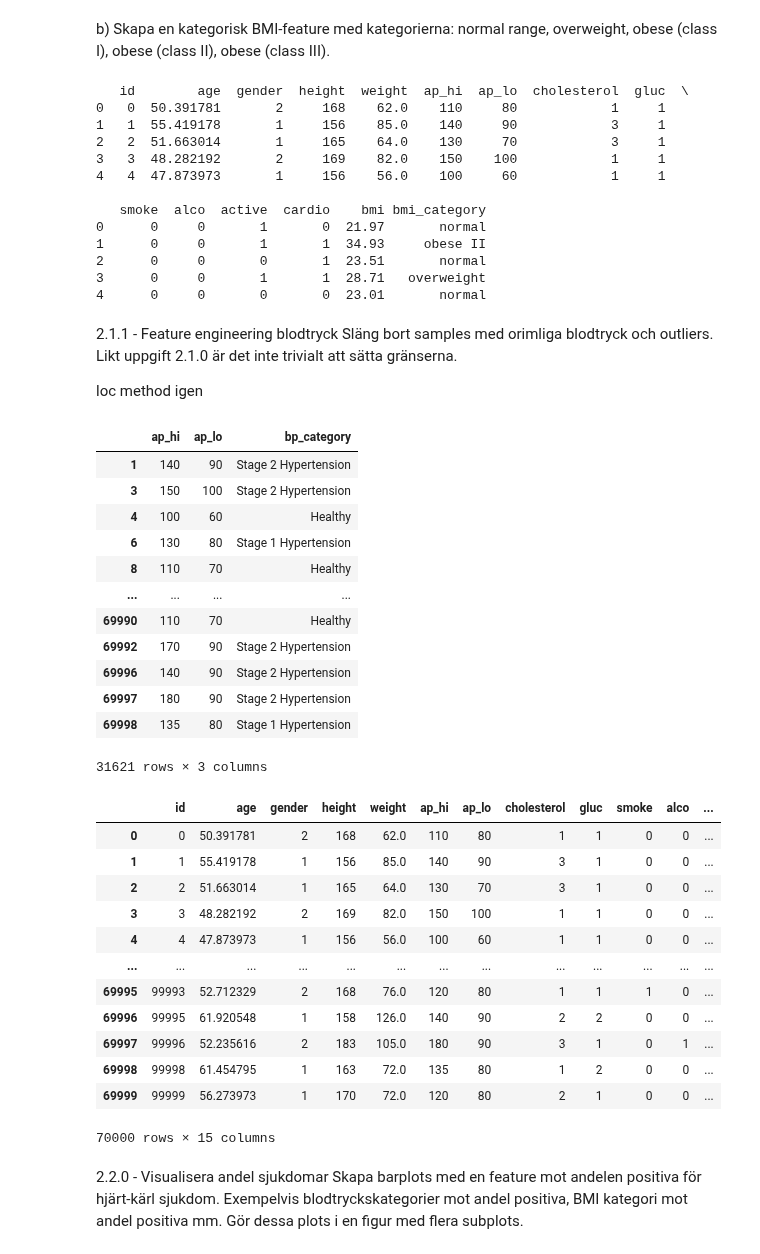
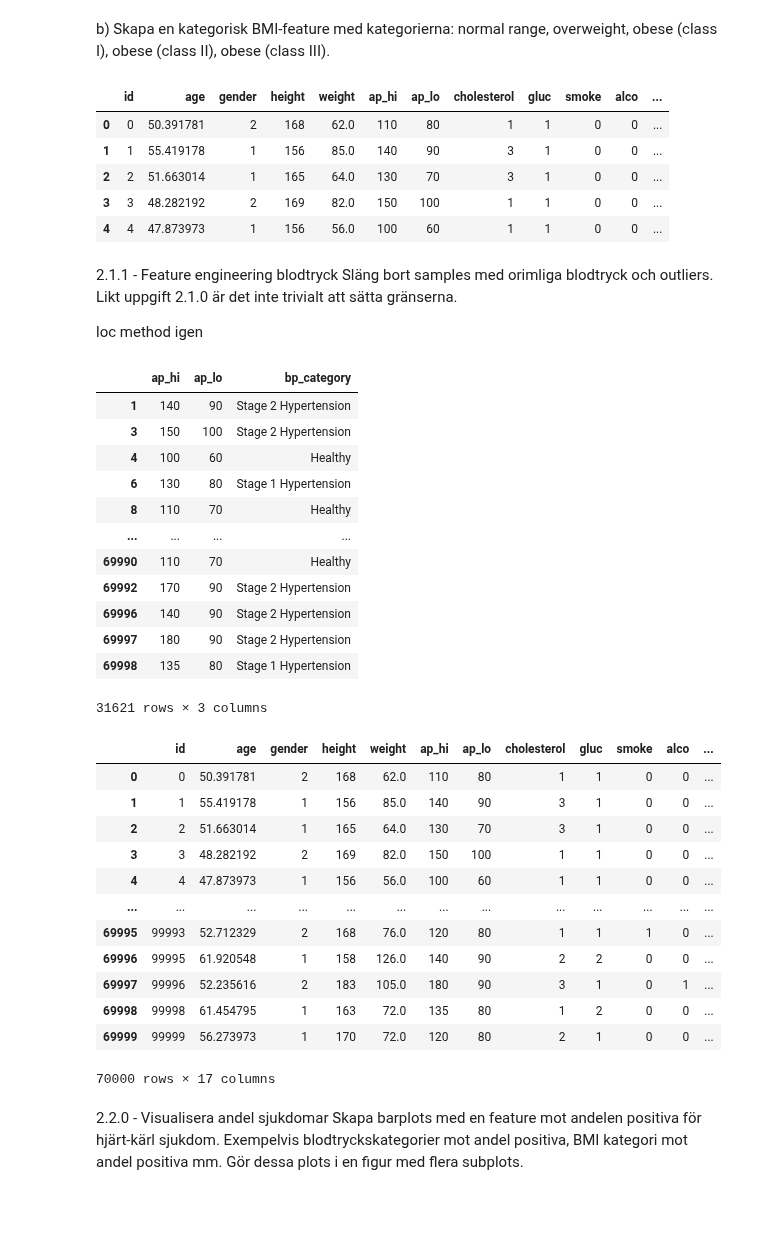
Before and after one commit to Markofbear/AI-Bjorn-Lagerblad-OPA23, a Jupyter notebook: labs/labb1/labb1.ipynb, the cells around one changed output. Drawn from its saved outputs; the diff is of its cells as text; code cells hidden in the pictures; blank space fills up the shorter version.

```diff
--- a/labs/labb1/labb1.ipynb
+++ b/labs/labb1/labb1.ipynb
@@ -538,44 +549,32 @@ range av BMIer som vi ska spara. Beskriv hur du kommer fram till gränserna.
  b) Skapa en kategorisk BMI-feature med kategorierna: normal range, overweight, obese (class I), obese
 (class II), obese (class III).
 # %%
-import pandas as pd
+# Kalkulation av BMI avrundat till två decimaler.
+def calculate_bmi(weight_kg, height_cm):
+    height_m = height_cm / 100 # Konvertera till meter.
+    bmi = weight_kg / (height_m ** 2)  # BMI formulan
+    return round(bmi, 2)
 
-# Define the calculate_bmi function with rounding
-def calculate_bmi(weight_kg, height_cm):
-    height_m = height_cm / 100
-    bmi = weight_kg / (height_m ** 2)  # BMI formula
-    return round(bmi, 2)  # Round BMI to two decimal places
 
-# Assuming 'data' is your DataFrame
-# Calculate BMI for each row and round it
-data["bmi"] = data.apply(lambda row: calculate_bmi(row["weight"], row["height"]), axis=1)
 
-# Define BMI categories and bins
+# Definerar BMI och lägger det till en kategori.
 bmi_cat = ["underweight", "normal", "overweight", "obese I", "obese II", "obese III"]
 bmi_val = [0, 18.5, 24.9, 29.9, 34.9, 39.9, float('inf')]
 
-# Categorizing BMI values
+# GPT hjälp, vi definerar till rätt data.
 data["bmi_category"] = pd.cut(data["bmi"], bins=bmi_val, labels=bmi_cat, include_lowest=True)
 
-# Identify and remove unreasonable BMI values and outliers
-data_clean = data[(data['bmi'] >= 15) & (data['bmi'] <= 50)]
+# Tar bort "orimlig" data i detta fall BMI uner 15 och över 50
+BMI_data_added = data[(data['bmi'] >= 15) & (data['bmi'] <= 50)]
 
-# Display selected columns with new BMI and BMI category, using the cleaned data
-print(data_clean[["id", "age", "gender", "height", "weight", "ap_hi", "ap_lo", "cholesterol", "gluc", "smoke", "alco", "active", "cardio", "bmi", "bmi_category"]].head())
+BMI_data_added.head()
 # %% [output]
-   id        age  gender  height  weight  ap_hi  ap_lo  cholesterol  gluc  \
-0   0  50.391781       2     168    62.0    110     80            1     1
-1   1  55.419178       1     156    85.0    140     90            3     1
-2   2  51.663014       1     165    64.0    130     70            3     1
-3   3  48.282192       2     169    82.0    150    100            1     1
-4   4  47.873973       1     156    56.0    100     60            1     1
-
-   smoke  alco  active  cardio    bmi bmi_category
-0      0     0       1       0  21.97       normal
-1      0     0       1       1  34.93     obese II
-2      0     0       0       1  23.51       normal
-3      0     0       1       1  28.71   overweight
-4      0     0       0       0  23.01       normal
+|  | id | age | gender | height | weight | ap_hi | ap_lo | cholesterol | gluc | smoke | alco | ... |
+| 0 | 0 | 50.391781 | 2 | 168 | 62.0 | 110 | 80 | 1 | 1 | 0 | 0 | ... |
+| 1 | 1 | 55.419178 | 1 | 156 | 85.0 | 140 | 90 | 3 | 1 | 0 | 0 | ... |
+| 2 | 2 | 51.663014 | 1 | 165 | 64.0 | 130 | 70 | 3 | 1 | 0 | 0 | ... |
+| 3 | 3 | 48.282192 | 2 | 169 | 82.0 | 150 | 100 | 1 | 1 | 0 | 0 | ... |
+| 4 | 4 | 47.873973 | 1 | 156 | 56.0 | 100 | 60 | 1 | 1 | 0 | 0 | ... |
 # %% [markdown]
 2.1.1 - Feature engineering blodtryck
 Släng bort samples med orimliga blodtryck och outliers. Likt uppgift 2.1.0 är det inte trivialt att sätta
@@ -633,7 +632,7 @@ data
 | 69997 | 99996 | 52.235616 | 2 | 183 | 105.0 | 180 | 90 | 3 | 1 | 0 | 1 | ... |
 | 69998 | 99998 | 61.454795 | 1 | 163 | 72.0 | 135 | 80 | 1 | 2 | 0 | 0 | ... |
 | 69999 | 99999 | 56.273973 | 1 | 170 | 72.0 | 120 | 80 | 2 | 1 | 0 | 0 | ... |
-70000 rows × 15 columns
+70000 rows × 17 columns
 # %% [markdown]
 2.2.0 - Visualisera andel sjukdomar
 Skapa barplots med en feature mot andelen positiva för hjärt-kärl sjukdom. Exempelvis blodtryckskategorier
```
Also changed, not shown: parts of 7 cells of this notebook.
